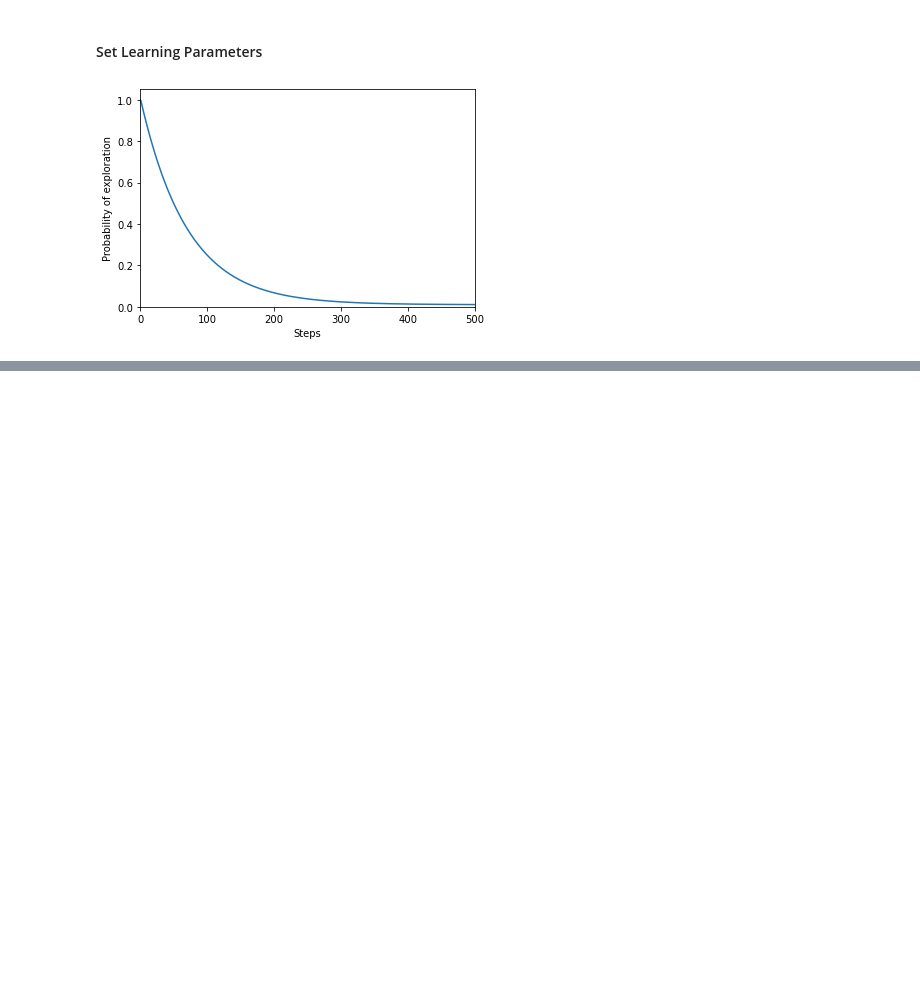
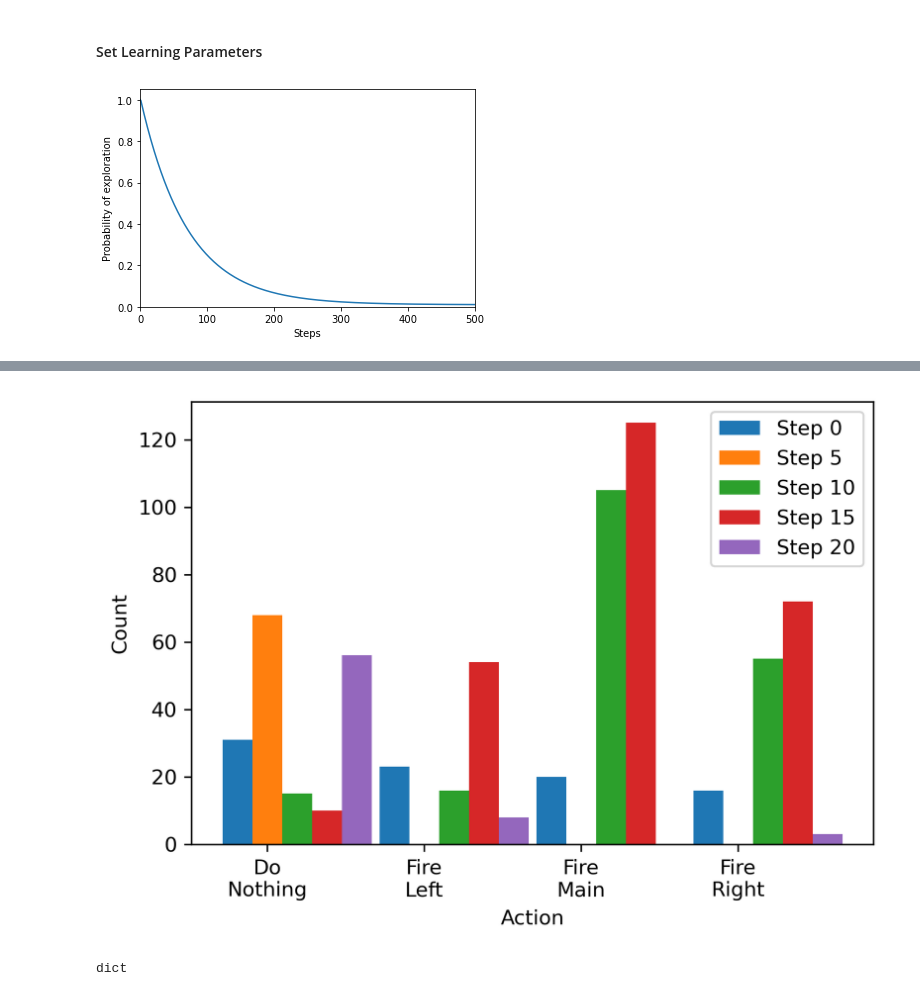
Before and after one commit to dabiged/RLPlayground, a Jupyter notebook: IntroRL/LunarLander.ipynb, the cells around one changed output, grey strips where cells are left out. Saved outputs shown, nothing was run; the diff lists cells and outputs as text; code cells hidden in the pictures; blank space fills up the shorter version.

```diff
--- a/IntroRL/LunarLander.ipynb
+++ b/IntroRL/LunarLander.ipynb
@@ -407,0 +426,47 @@ env.close()
+# %%
+def bin_actions(List_actions):
+    '''List - > List
+
+    Convert a list of values into a count of values.
+    Used for binning actions in an episode for histogram generation
+
+    >>> bin_actions([0,1,1,2,2,2,3,3,3,3])
+    [1,2,3,4]'''
+
+    action_ints = [0, 1, 2, 3] ## gets the unique values in the list
+    histo = []
+    for i in action_ints:
+        if List_actions.count(i) == 0:
+            histo.append(0)
+        else:
+            histo.append(List_actions.count(i)) ## add the number of occurances to the histo list
+    return histo
+# %%
+def plot_actions(action_values,save_states):
+    '''
+    List -> Plot
+
+    Plot binned actions taken by the agent in various time steps.'''
+    plt.figure(dpi=300)
+    barWidth = 0.95/len(action_values)
+    # Determine X values for the base of the bars.
+    w0 = np.arange(4)
+    # Determine Y values for the top of the bars.
+    plt.bar(w0, bin_actions(action_values[0]), width=barWidth, label='Step 0')
+    for i in range(1,len(action_values)):
+        # Set position of bar on X axis
+        w0 = [x + barWidth for x in w0]
+        # Plot current step
+        plt.bar(w0, bin_actions(action_values[i]), width=barWidth, label='Step '+str(i*save_states))
+
+    plt.xlabel('Action')
+    plt.ylabel('Count')
+    plt.xticks([r + barWidth for r in range(4)], ['Do\nNothing', 'Fire\nLeft', 'Fire\nMain', 'Fire\nRight'])
+
+    # Create legend & Show graphic
+    plt.legend()
+    plt.show()
+# %%
+plot_actions(action_values,save_states)
+# %% [output]
+[figure, added]
@@ -407,0 +477,4 @@ env.close()
+# %%
+type(frame_values[0])
+# %% [output]
+dict
```
Also changed, not shown: parts of 9 cells of this notebook.
